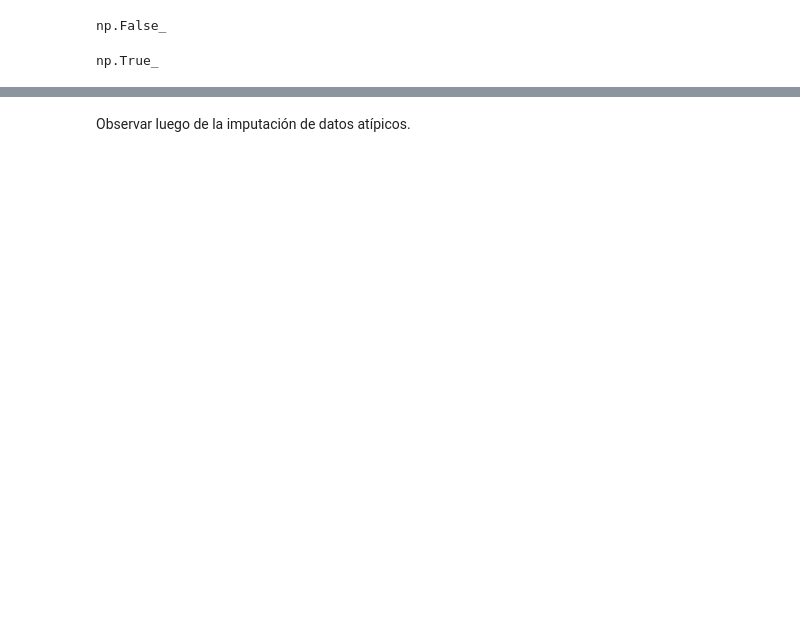
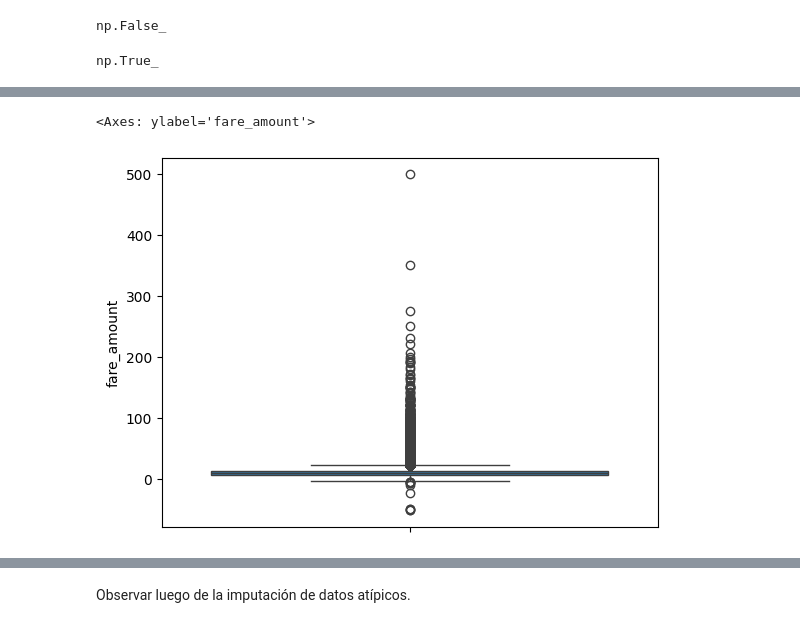
Before and after one commit to GenaCanciani/AA1-TUIA-2025C2-Canciani-Morales-Mancini, a Jupyter notebook: TP-Regresion-AA1-2025C1.ipynb, the cells around one changed output, grey strips where cells are left out. Drawn from its saved outputs; the diff is of its cells as text; code cells hidden in the pictures; blank space fills up the shorter version.

```diff
--- a/TP-Regresion-AA1-2025C1.ipynb
+++ b/TP-Regresion-AA1-2025C1.ipynb
@@ -114,3 +126,8 @@ def obtener_franja_horaria(hora):
 # %%
 # Creación de copia del df para evitar conflictos.
 df_copy = df.copy()
+# %%
+sns.boxplot(df_copy["fare_amount"])
+# %% [output]
+<Axes: ylabel='fare_amount'>
+[figure, added]
```
Also changed, not shown: parts of 64 cells of this notebook.
